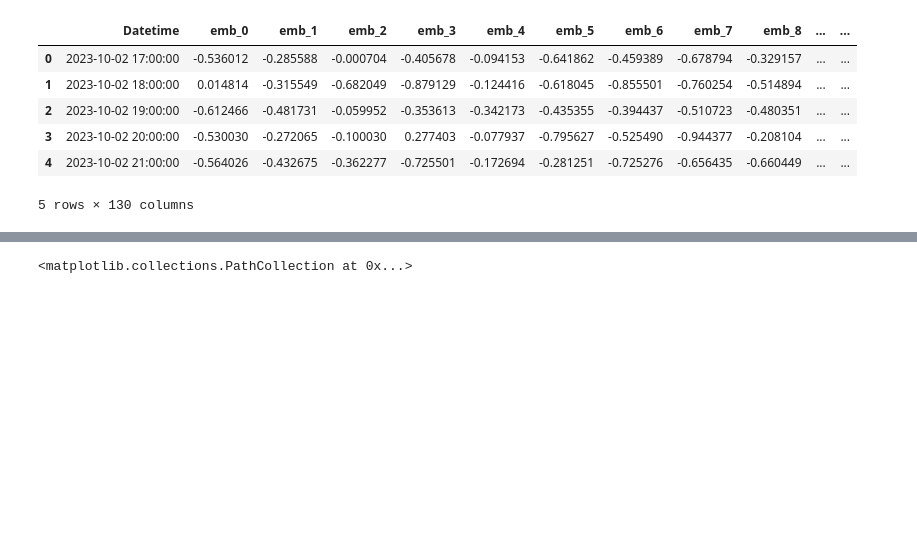
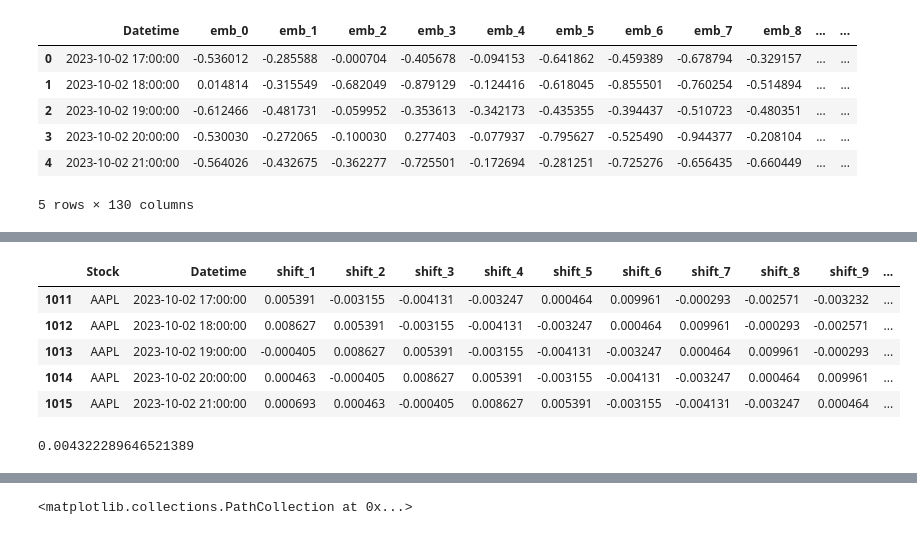
Before and after one commit to petrsokerin/Stock_Embedding, a Jupyter notebook: notebooks/TS2Vec.ipynb, the cells around one changed output, grey strips where cells are left out. Cells and saved outputs as stored; diff of their text form; code cells hidden in the pictures; blank space fills up the shorter version.

```diff
--- a/notebooks/TS2Vec.ipynb
+++ b/notebooks/TS2Vec.ipynb
@@ -284,0 +483,18 @@ X_train.head()
+# %%
+X_train.head()
+# %% [output]
+|  | Stock | Datetime | shift_1 | shift_2 | shift_3 | shift_4 | shift_5 | shift_6 | shift_7 | shift_8 | shift_9 | ... |
+| 1011 | AAPL | 2023-10-02 17:00:00 | 0.005391 | -0.003155 | -0.004131 | -0.003247 | 0.000464 | 0.009961 | -0.000293 | -0.002571 | -0.003232 | ... |
+| 1012 | AAPL | 2023-10-02 18:00:00 | 0.008627 | 0.005391 | -0.003155 | -0.004131 | -0.003247 | 0.000464 | 0.009961 | -0.000293 | -0.002571 | ... |
+| 1013 | AAPL | 2023-10-02 19:00:00 | -0.000405 | 0.008627 | 0.005391 | -0.003155 | -0.004131 | -0.003247 | 0.000464 | 0.009961 | -0.000293 | ... |
+| 1014 | AAPL | 2023-10-02 20:00:00 | 0.000463 | -0.000405 | 0.008627 | 0.005391 | -0.003155 | -0.004131 | -0.003247 | 0.000464 | 0.009961 | ... |
+| 1015 | AAPL | 2023-10-02 21:00:00 | 0.000693 | 0.000463 | -0.000405 | 0.008627 | 0.005391 | -0.003155 | -0.004131 | -0.003247 | 0.000464 | ... |
+# %%
+model = XGBRegressor()
+
+model.fit(X_train.drop(['Stock', 'Datetime'], axis=1), y_train)
+y_pred = model.predict(X_test.drop(['Stock', 'Datetime'], axis=1))
+
+MAE(y_test, y_pred)
+# %% [output]
+0.004322289646521389
```
Also changed, not shown: parts of 44 cells of this notebook.
